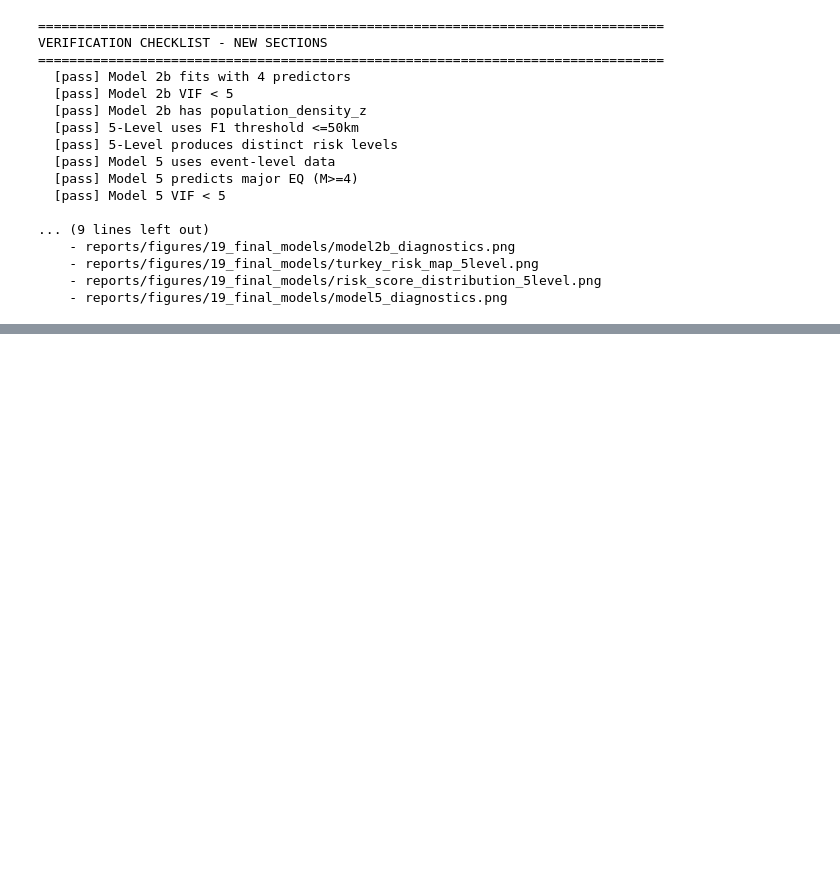
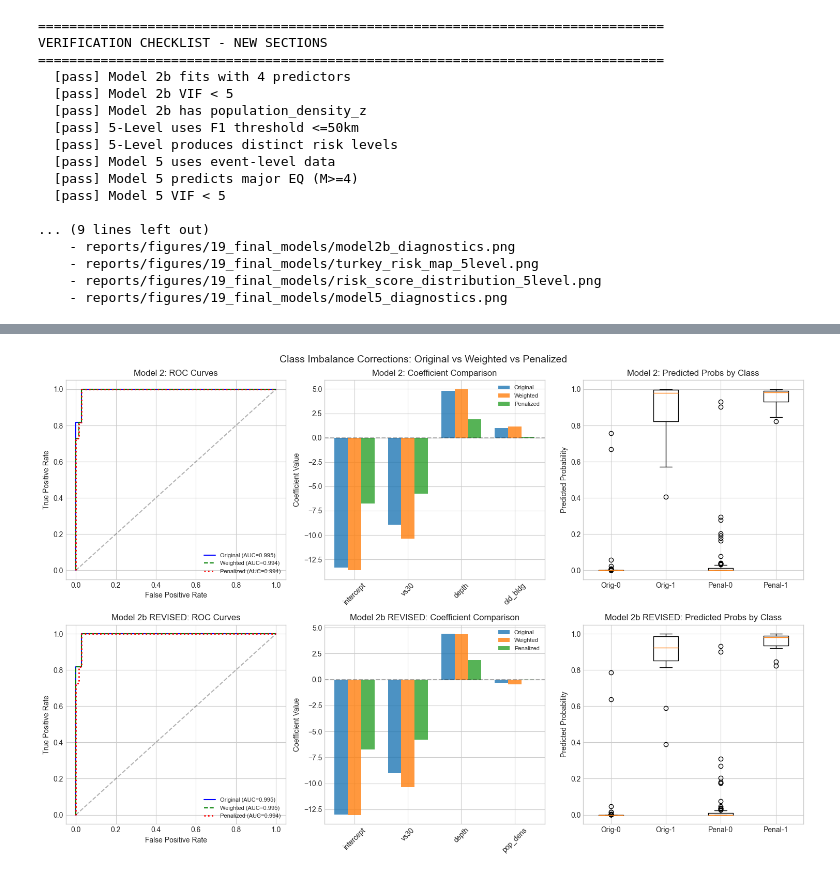
Before and after one commit to esenbora/stat495project, a Jupyter notebook: notebooks/19_final_models.ipynb, the cells around one changed output, grey strips where cells are left out. Saved outputs shown, nothing was run; the diff lists cells and outputs as text; code cells hidden in the pictures; blank space fills up the shorter version.

```diff
--- a/notebooks/19_final_models.ipynb
+++ b/notebooks/19_final_models.ipynb
@@ -2127,0 +2377,12 @@ VERIFICATION CHECKLIST - NEW SECTIONS
+# %%
+# 14.7: Model 2b REVISED - Weighted GLM
+weights_2b = np.where(y2b_revised == 1, weight_pos, weight_neg)
+
+model2b_weighted = sm.GLM(y2b_revised, X2b_revised,
+                           family=sm.families.Binomial(),
+                           freq_weights=weights_2b).fit()
+
+print("\n" + "="*60)
+print("MODEL 2b REVISED - WEIGHTED GLM")
+print("="*60)
+print(model2b_weighted.summary())
@@ -2127,0 +2490,87 @@ VERIFICATION CHECKLIST - NEW SECTIONS
+# %%
+# 14.10: Diagnostic Plots
+fig, axes = plt.subplots(2, 3, figsize=(15, 10))
+fig.suptitle('Class Imbalance Corrections: Original vs Weighted vs Penalized', fontsize=14)
+
+# Row 1: Model 2
+# Plot 1.1: ROC Curves for Model 2
+fpr_orig, tpr_orig, _ = roc_curve(y2, y2_orig_pred)
+fpr_weighted, tpr_weighted, _ = roc_curve(y2, y2_weighted_pred)
+fpr_penalized, tpr_penalized, _ = roc_curve(y2, y2_penalized_pred)
+
+axes[0, 0].plot(fpr_orig, tpr_orig, 'b-', label=f'Original (AUC={roc_auc_orig:.3f})')
+axes[0, 0].plot(fpr_weighted, tpr_weighted, 'g--', label=f'Weighted (AUC={roc_auc_weighted:.3f})')
+axes[0, 0].plot(fpr_penalized, tpr_penalized, 'r:', linewidth=2, label=f'Penalized (AUC={roc_auc_penalized:.3f})')
+axes[0, 0].plot([0, 1], [0, 1], 'k--', alpha=0.3)
+axes[0, 0].set_xlabel('False Positive Rate')
+axes[0, 0].set_ylabel('True Positive Rate')
+axes[0, 0].set_title('Model 2: ROC Curves')
+axes[0, 0].legend(loc='lower right', fontsize=8)
+
+# Plot 1.2: Coefficient Comparison for Model 2
+coef_vars_short = ['intercept', 'vs30', 'depth', 'old_bldg']
+x_pos = np.arange(len(coef_vars_short))
+width = 0.25
+
+axes[0, 1].bar(x_pos - width, glm_coefs, width, label='Original', alpha=0.8)
+axes[0, 1].bar(x_pos, weighted_coefs, width, label='Weighted', alpha=0.8)
+axes[0, 1].bar(x_pos + width, penalized_coefs, width, label='Penalized', alpha=0.8)
+axes[0, 1].set_xticks(x_pos)
+axes[0, 1].set_xticklabels(coef_vars_short, rotation=45)
+axes[0, 1].set_ylabel('Coefficient Value')
+axes[0, 1].set_title('Model 2: Coefficient Comparison')
+axes[0, 1].legend(fontsize=8)
+axes[0, 1].axhline(y=0, color='k', linestyle='--', alpha=0.3)
+
+# Plot 1.3: Predicted Probabilities for Model 2
+axes[0, 2].boxplot([y2_orig_pred[y2==0], y2_orig_pred[y2==1],
+                    y2_penalized_pred[y2==0], y2_penalized_pred[y2==1]],
+                   labels=['Orig-0', 'Orig-1', 'Penal-0', 'Penal-1'])
+axes[0, 2].set_ylabel('Predicted Probability')
+axes[0, 2].set_title('Model 2: Predicted Probs by Class')
+
+# Row 2: Model 2b REVISED
+# Plot 2.1: ROC Curves for Model 2b REVISED
+fpr_2b_orig, tpr_2b_orig, _ = roc_curve(y2b_revised, y2b_orig_pred)
+fpr_2b_weighted, tpr_2b_weighted, _ = roc_curve(y2b_revised, y2b_weighted_pred)
+fpr_2b_penalized, tpr_2b_penalized, _ = roc_curve(y2b_revised, y2b_penalized_pred)
+
+axes[1, 0].plot(fpr_2b_orig, tpr_2b_orig, 'b-', label=f'Original (AUC={roc_auc_2b_orig:.3f})')
+axes[1, 0].plot(fpr_2b_weighted, tpr_2b_weighted, 'g--', label=f'Weighted (AUC={roc_auc_2b_weighted:.3f})')
+axes[1, 0].plot(fpr_2b_penalized, tpr_2b_penalized, 'r:', linewidth=2, label=f'Penalized (AUC={roc_auc_2b_penalized:.3f})')
+axes[1, 0].plot([0, 1], [0, 1], 'k--', alpha=0.3)
+axes[1, 0].set_xlabel('False Positive Rate')
+axes[1, 0].set_ylabel('True Positive Rate')
+axes[1, 0].set_title('Model 2b REVISED: ROC Curves')
+axes[1, 0].legend(loc='lower right', fontsize=8)
+
+# Plot 2.2: Coefficient Comparison for Model 2b REVISED
+coef_vars_2b_short = ['intercept', 'vs30', 'depth', 'pop_dens']
+glm_coefs_2b = model2b_revised.params.values
+weighted_coefs_2b = model2b_weighted.params.values
+penalized_coefs_2b = [penalized_model2b.intercept_[0]] + list(penalized_model2b.coef_[0])
+
+axes[1, 1].bar(x_pos - width, glm_coefs_2b, width, label='Original', alpha=0.8)
+axes[1, 1].bar(x_pos, weighted_coefs_2b, width, label='Weighted', alpha=0.8)
+axes[1, 1].bar(x_pos + width, penalized_coefs_2b, width, label='Penalized', alpha=0.8)
+axes[1, 1].set_xticks(x_pos)
+axes[1, 1].set_xticklabels(coef_vars_2b_short, rotation=45)
+axes[1, 1].set_ylabel('Coefficient Value')
+axes[1, 1].set_title('Model 2b REVISED: Coefficient Comparison')
+axes[1, 1].legend(fontsize=8)
+axes[1, 1].axhline(y=0, color='k', linestyle='--', alpha=0.3)
+
+# Plot 2.3: Predicted Probabilities for Model 2b REVISED
+axes[1, 2].boxplot([y2b_orig_pred[y2b_revised==0], y2b_orig_pred[y2b_revised==1],
+                    y2b_penalized_pred[y2b_revised==0], y2b_penalized_pred[y2b_revised==1]],
+                   labels=['Orig-0', 'Orig-1', 'Penal-0', 'Penal-1'])
+axes[1, 2].set_ylabel('Predicted Probability')
+axes[1, 2].set_title('Model 2b REVISED: Predicted Probs by Class')
+
+plt.tight_layout()
+plt.savefig('../reports/figures/19_final_models/class_imbalance_corrections.png',
+            dpi=150, bbox_inches='tight')
+plt.show()
+print("\nFigure saved: reports/figures/19_final_models/class_imbalance_corrections.png")
+# %% [output]
+[figure, added]
```
Also changed, not shown: parts of 26 cells of this notebook, 11 other files.
